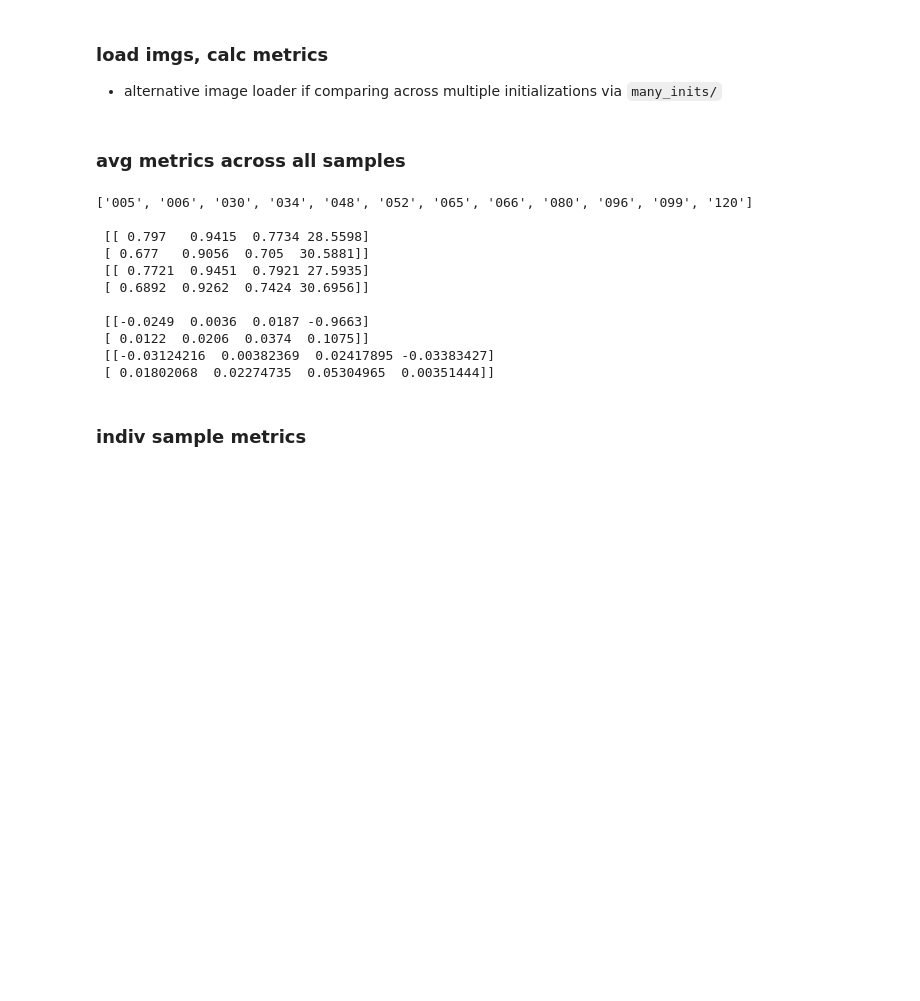
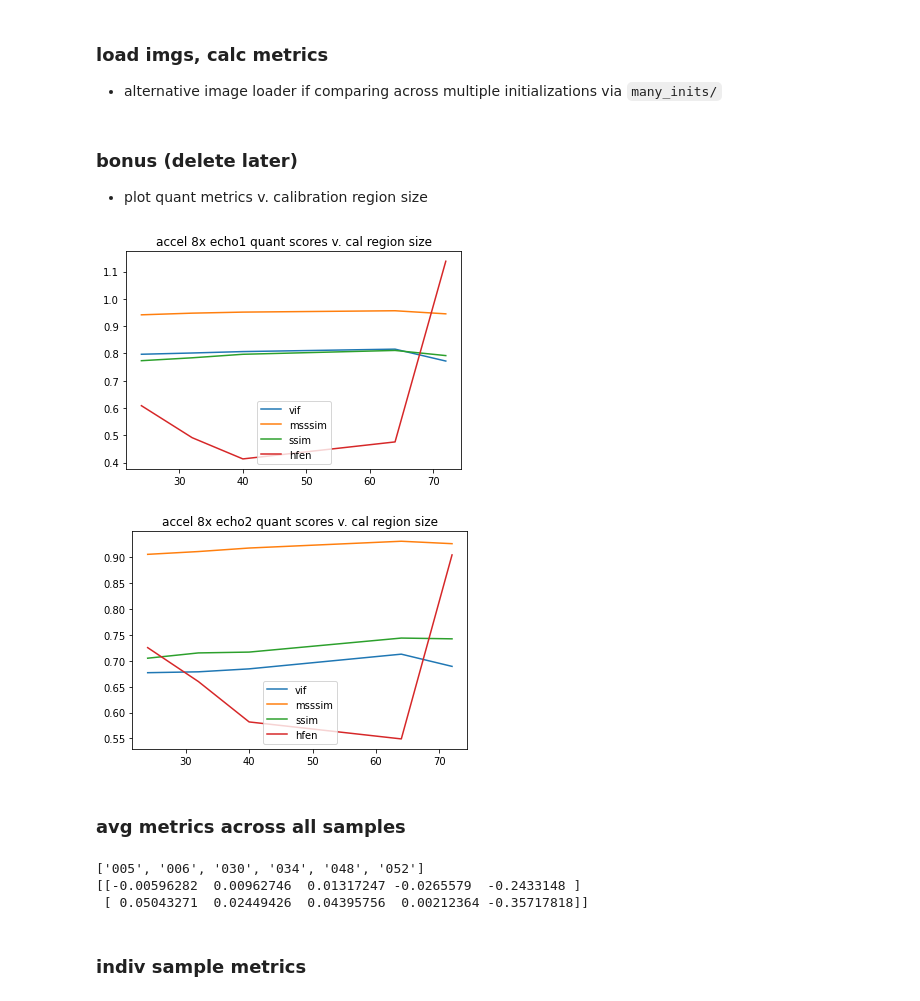
Before and after one commit to davevanveen/unsup_mri, a Jupyter notebook: ipynb/20210301_eval.ipynb, the cells around one changed output. Saved outputs shown, nothing was run; the diff lists cells and outputs as text; code cells hidden in the pictures; blank space fills up the shorter version.

Commit message:
eval hfen

```diff
--- a/ipynb/20210301_eval.ipynb
+++ b/ipynb/20210301_eval.ipynb
@@ -24,6 +24,7 @@ path_new = path_base + 'calib/max/'
 - alternative image loader if comparing across multiple initializations via `many_inits/`
 # %%
 mtr_id_list = get_mtr_ids_and(path_bl, path_new)
+mtr_id_list = mtr_id_list[:6]
 
 imgs_gt = load_imgs(mtr_id_list, path=path_gt)
 imgs_bl = load_imgs(mtr_id_list, path=path_bl)
@@ -37,3 +38,7 @@ imgs_new = load_imgs(mtr_id_list, path=path_new)
 
 metrics_bl = calc_metrics_imgs(imgs_gt, imgs_bl)
 metrics_new = calc_metrics_imgs(imgs_gt, imgs_new)
+# %% [markdown]
+### bonus (delete later)
+
+- plot quant metrics v. calibration region size
@@ -40,3 +52,48 @@ metrics_new = calc_metrics_imgs(imgs_gt, imgs_new)
+# %%
+accel = 8
+path_base = '/bmrNAS/people/dvv/out_qdess/accel_{}x/'.format(accel)
+path_gt = path_base + 'gt/'
+path_bl = path_base + 'calib/24/'
+
+mtr_id_list = get_mtr_ids_and(path_bl, path_gt)
+
+imgs_gt = load_imgs(mtr_id_list, path=path_gt)
+
+calib_regions = ['24', '32', '40', '64', 'max']
+num_cal, num_echos, num_metrics = len(calib_regions), 2, 5
+mu_all = np.empty((num_cal, num_echos, num_metrics))
+
+for idx_c, calib in enumerate(calib_regions):
+
+    path_eval = '{}calib/{}/'.format(path_base, calib)
+
+    mu_all[idx_c] = get_mu(imgs_gt, mtr_id_list, path_eval)
+#     print(mu)
+# %%
+calib_regions[-1] = '72'
+calib_regions = list(map(int, calib_regions))
+
+metric_list = ['vif', 'msssim', 'ssim', 'psnr', 'hfen']
+
+mu_all_ = np.transpose(mu_all, (1, 2, 0))# (2, 0, 1))
+
+for idx_e in np.arange(num_echos):
+    for idx_m in np.arange(num_metrics):
+
+        if idx_m == 3:
+            continue
+
+        line = mu_all_[idx_e, idx_m, :]
+
+        plt.plot(calib_regions, line, label=metric_list[idx_m])
+
+    plt.legend()
+    plt.title('accel 8x echo{} quant scores v. cal region size'.format(idx_e+1))
+    plt.show()
+#     sys.exit()
+# %% [output]
+[figure, added]
+[figure, added]
 # %% [markdown]
 ### avg metrics across all samples
 # %%
@@ -45,19 +102,12 @@ print(mtr_id_list)
 mu_bl = np.around(np.mean(metrics_bl, 0), 4)
 mu_new = np.around(np.mean(metrics_new, 0), 4)
 mu_diff = mu_new - mu_bl
-print('\n', mu_bl, '\n', mu_new, '\n\n', mu_diff, '\n', mu_new/mu_bl-1)
+# print('\n', mu_bl, '\n', mu_new, '\n\n', mu_diff, '\n')
+print(mu_new/mu_bl-1)
 # %% [output]
-['005', '006', '030', '034', '048', '052', '065', '066', '080', '096', '099', '120']
-
- [[ 0.797   0.9415  0.7734 28.5598]
- [ 0.677   0.9056  0.705  30.5881]]
- [[ 0.7721  0.9451  0.7921 27.5935]
- [ 0.6892  0.9262  0.7424 30.6956]]
-
- [[-0.0249  0.0036  0.0187 -0.9663]
- [ 0.0122  0.0206  0.0374  0.1075]]
- [[-0.03124216  0.00382369  0.02417895 -0.03383427]
- [ 0.01802068  0.02274735  0.05304965  0.00351444]]
+['005', '006', '030', '034', '048', '052']
+[[-0.00596282  0.00962746  0.01317247 -0.0265579  -0.2433148 ]
+ [ 0.05043271  0.02449426  0.04395756  0.00212364 -0.35717818]]
 # %% [markdown]
 ### indiv sample metrics
 # %%
```
Also changed, not shown: parts of 2 cells of this notebook, 2 other files.
